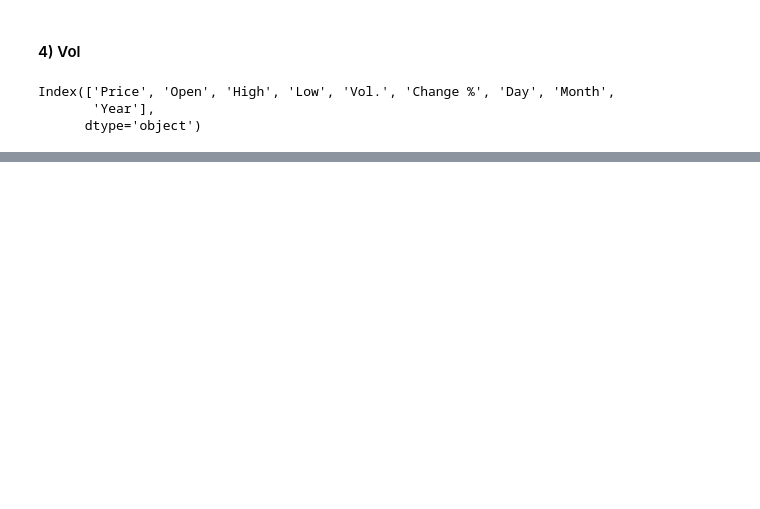
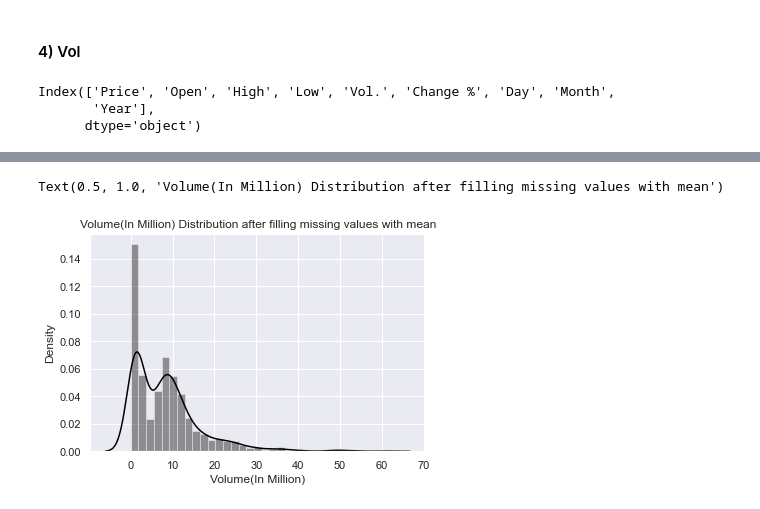
Before and after one commit to darshakpranpariya/MARKETPIRATE, a Jupyter notebook: Assignment 1.ipynb, the cells around one changed output, grey strips where cells are left out. Drawn from its saved outputs; the diff is of its cells as text; code cells hidden in the pictures; blank space fills up the shorter version.

```diff
--- a/Assignment 1.ipynb
+++ b/Assignment 1.ipynb
@@ -606,0 +596,7 @@ drop_columns_from_dataframe(
+# %%
+# Mean
+df['Volume(In Million)'] = df['Volume(In Million)'].replace(0,df['Volume(In Million)'].mean())
+sns.distplot(df['Volume(In Million)'], color ='black').set_title("Volume(In Million) Distribution after filling missing values with mean")
+# %% [output]
+Text(0.5, 1.0, 'Volume(In Million) Distribution after filling missing values with mean')
+[figure, added]
```
Also changed, not shown: parts of 28 cells of this notebook.
